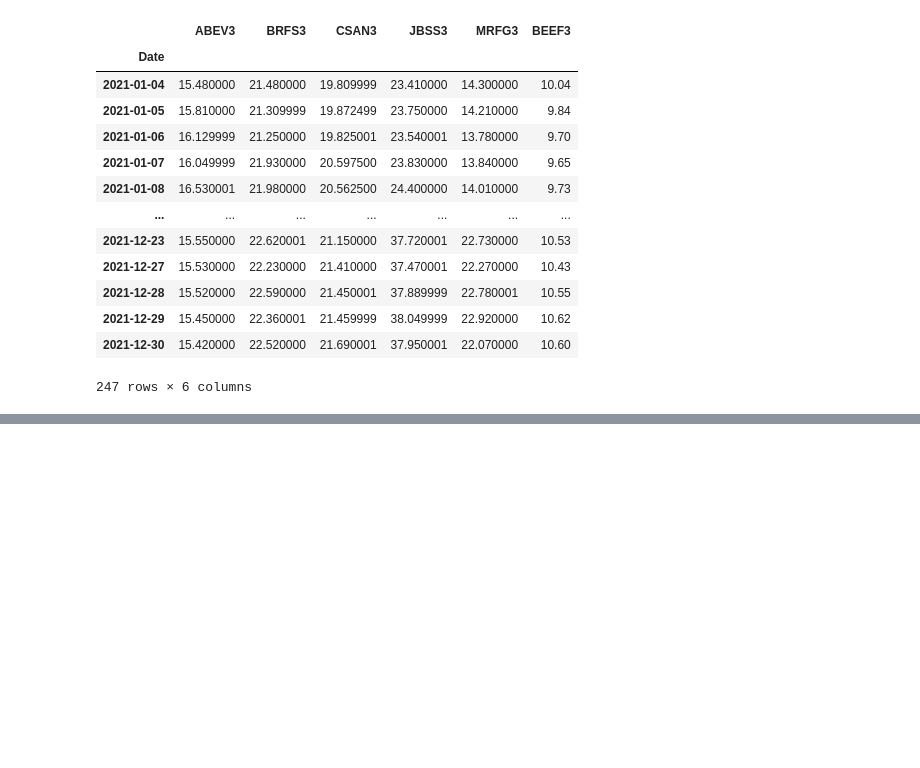
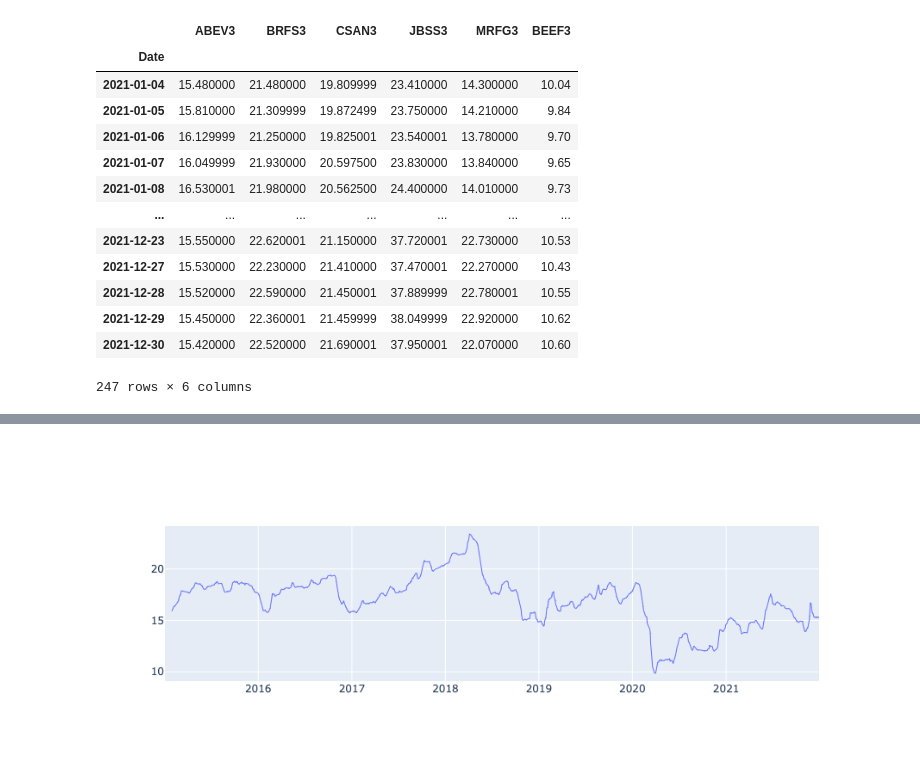
Before and after one commit to felipesveiga/Stock-Analysis-Dashboard, a Jupyter notebook: cotacoes_rascunho.ipynb, the cells around one changed output, grey strips where cells are left out. Saved outputs shown, nothing was run; the diff lists cells and outputs as text; code cells hidden in the pictures; blank space fills up the shorter version.

```diff
--- a/cotacoes_rascunho.ipynb
+++ b/cotacoes_rascunho.ipynb
@@ -293,0 +279,9 @@ web.DataReader(f'ABEV3.SA', 'yahoo', start=start, end=end)
+# %%
+import plotly.express as px
+import plotly.graph_objects as go
+a = bbands(df['Close'], length=20, std=2).iloc[:, :3]
+fig = go.Figure()
+fig.add_trace(go.Scatter(x=a.index, y=a.iloc[:,0], line={'width':1}))
+#px.line(x = a.index, y=a.iloc[:, 1])
+# %% [output]
+[figure, added]
```
Also changed, not shown: parts of 8 cells of this notebook, 1 other file.
